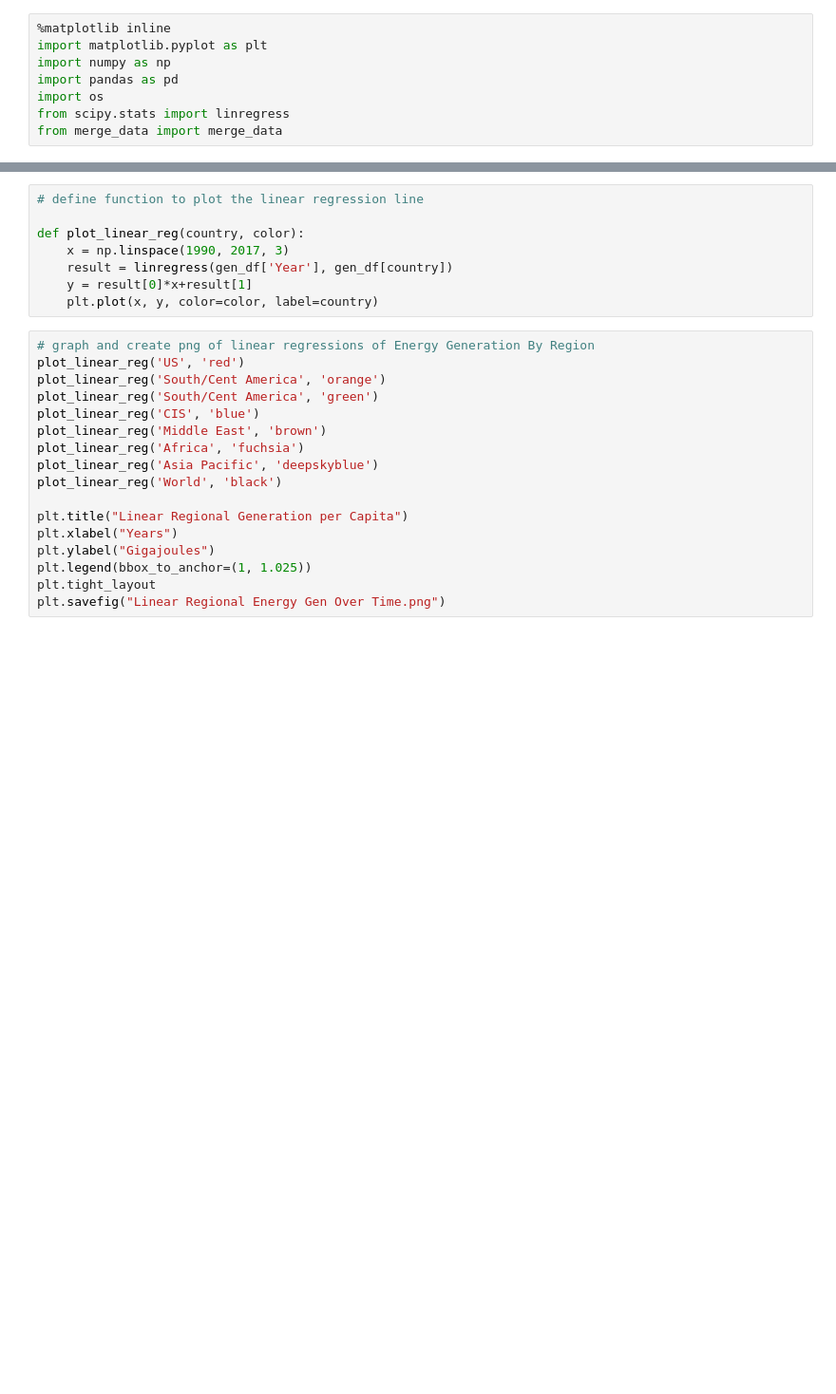
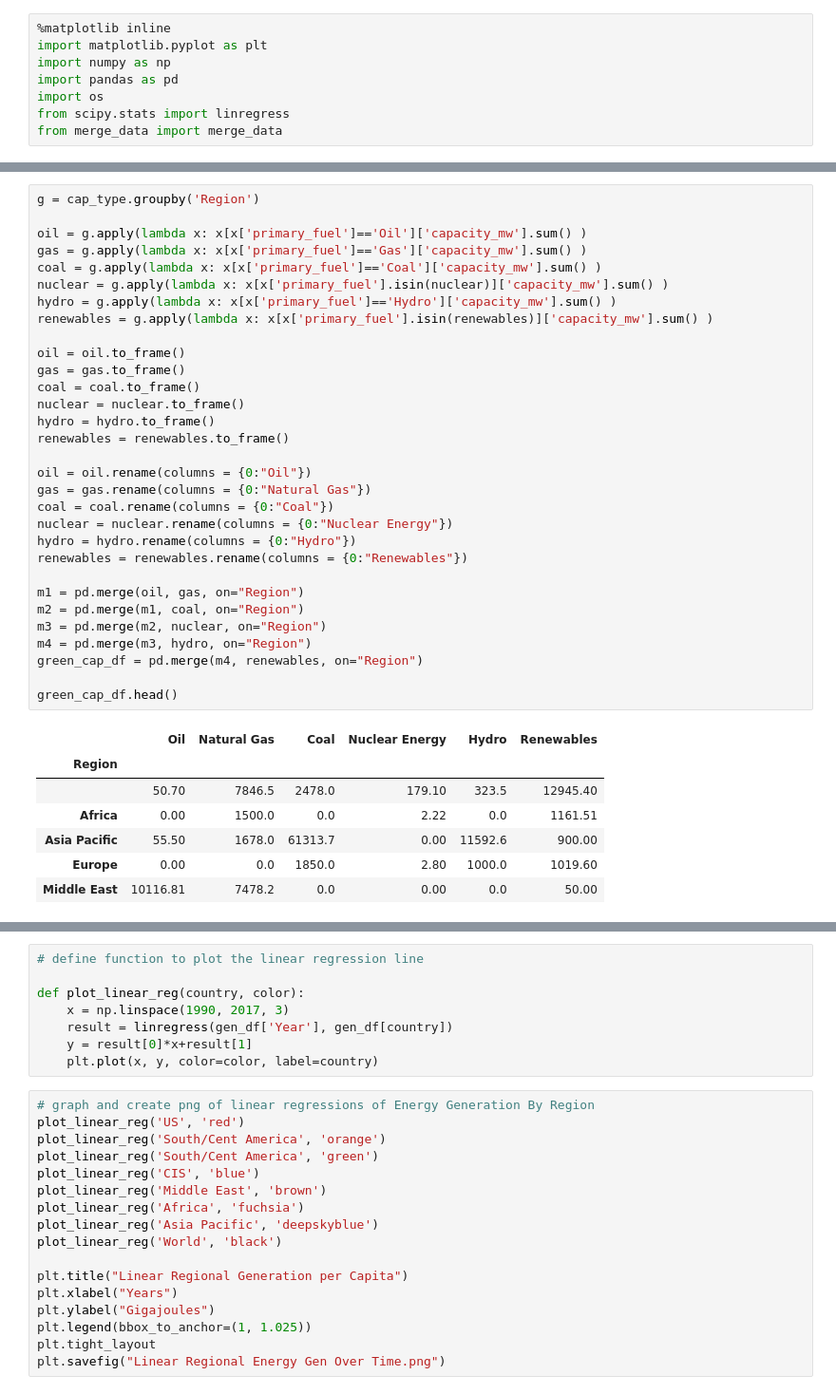
Before and after one commit to gabigham/dagger, a Jupyter notebook: USvsWorld.ipynb, the cells around one changed output, grey strips where cells are left out. Shown at 95% size. Cells and saved outputs as stored; diff of their text form; blank space fills up the shorter version.

```diff
--- a/USvsWorld.ipynb
+++ b/USvsWorld.ipynb
@@ -19,3 +55,42 @@ md.head()
+# %%
+g = cap_type.groupby('Region')
+
+oil = g.apply(lambda x: x[x['primary_fuel']=='Oil']['capacity_mw'].sum() )
+gas = g.apply(lambda x: x[x['primary_fuel']=='Gas']['capacity_mw'].sum() )
+coal = g.apply(lambda x: x[x['primary_fuel']=='Coal']['capacity_mw'].sum() )
+nuclear = g.apply(lambda x: x[x['primary_fuel'].isin(nuclear)]['capacity_mw'].sum() )
+hydro = g.apply(lambda x: x[x['primary_fuel']=='Hydro']['capacity_mw'].sum() )
+renewables = g.apply(lambda x: x[x['primary_fuel'].isin(renewables)]['capacity_mw'].sum() )
+
+oil = oil.to_frame()
+gas = gas.to_frame()
+coal = coal.to_frame()
+nuclear = nuclear.to_frame()
+hydro = hydro.to_frame()
+renewables = renewables.to_frame()
+
+oil = oil.rename(columns = {0:"Oil"})
+gas = gas.rename(columns = {0:"Natural Gas"})
+coal = coal.rename(columns = {0:"Coal"})
+nuclear = nuclear.rename(columns = {0:"Nuclear Energy"})
+hydro = hydro.rename(columns = {0:"Hydro"})
+renewables = renewables.rename(columns = {0:"Renewables"})
+
+m1 = pd.merge(oil, gas, on="Region")
+m2 = pd.merge(m1, coal, on="Region")
+m3 = pd.merge(m2, nuclear, on="Region")
+m4 = pd.merge(m3, hydro, on="Region")
+green_cap_df = pd.merge(m4, renewables, on="Region")
+
+green_cap_df.head()
+# %% [output]
+|  | Oil | Natural Gas | Coal | Nuclear Energy | Hydro | Renewables |
+| Region |  |  |  |  |  |  |
+|  | 50.70 | 7846.5 | 2478.0 | 179.10 | 323.5 | 12945.40 |
+| Africa | 0.00 | 1500.0 | 0.0 | 2.22 | 0.0 | 1161.51 |
+| Asia Pacific | 55.50 | 1678.0 | 61313.7 | 0.00 | 11592.6 | 900.00 |
+| Europe | 0.00 | 0.0 | 1850.0 | 2.80 | 1000.0 | 1019.60 |
+| Middle East | 10116.81 | 7478.2 | 0.0 | 0.00 | 0.0 | 50.00 |
 # %%
 #import and format generation per capita data
 generation_file = 'data/generation.csv'
```
Also changed, not shown: parts of 9 cells of this notebook.
